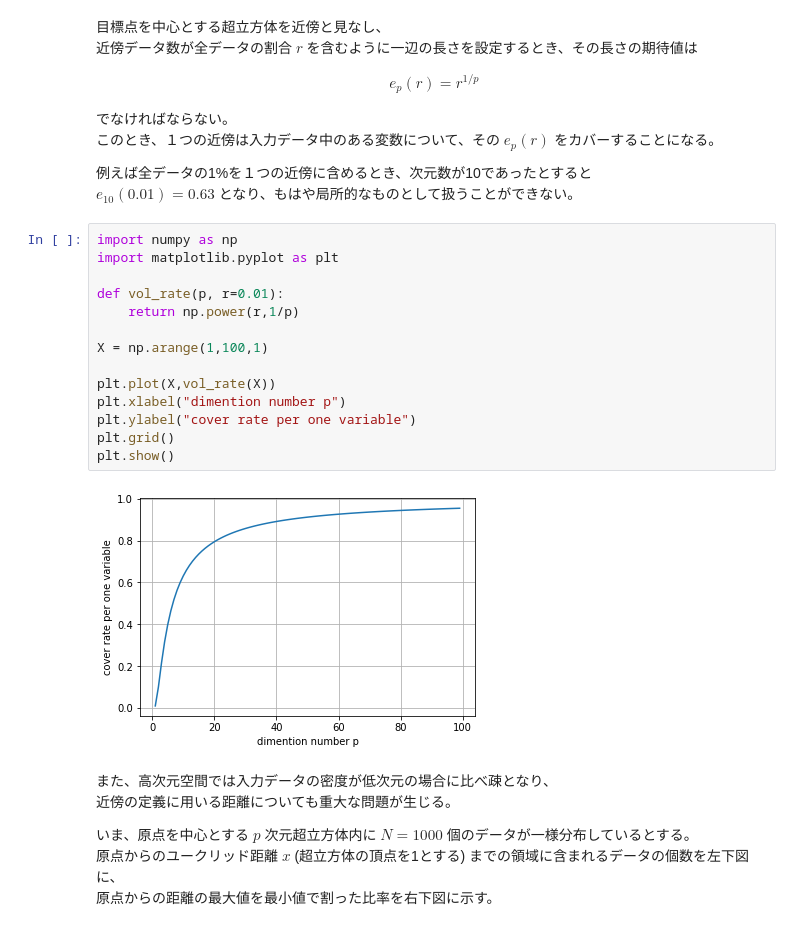
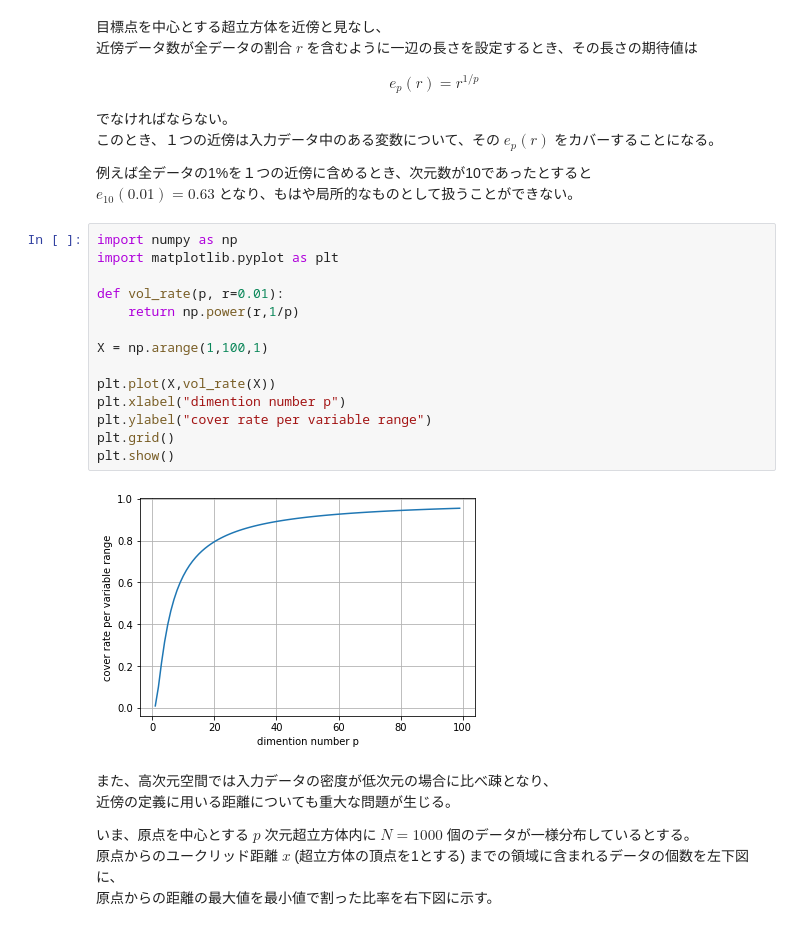
Before and after one commit to YouheiKomakine/pytorch-code-examples, a Jupyter notebook: The_Elements_of_Statistical_Learning/ESL_2.ipynb, the cells around one changed output. Cells and saved outputs as stored; diff of their text form.

```diff
--- a/The_Elements_of_Statistical_Learning/ESL_2.ipynb
+++ b/The_Elements_of_Statistical_Learning/ESL_2.ipynb
@@ -369,19 +369,19 @@ $e_{10}(0.01)=0.63$ となり、もはや局所的なものとして扱うこと
 # %%
 import numpy as np
 import matplotlib.pyplot as plt
 
 def vol_rate(p, r=0.01):
     return np.power(r,1/p)
 
 X = np.arange(1,100,1)
 
 plt.plot(X,vol_rate(X))
 plt.xlabel("dimention number p")
-plt.ylabel("cover rate per one variable")
+plt.ylabel("cover rate per variable range")
 plt.grid()
 plt.show()
 # %% [output]
-[figure, old version]
+[figure, new version]
 # %% [markdown]
 また、高次元空間では入力データの密度が低次元の場合に比べ疎となり、
 近傍の定義に用いる距離についても重大な問題が生じる。
```
Also changed, not shown: parts of 9 cells of this notebook.
